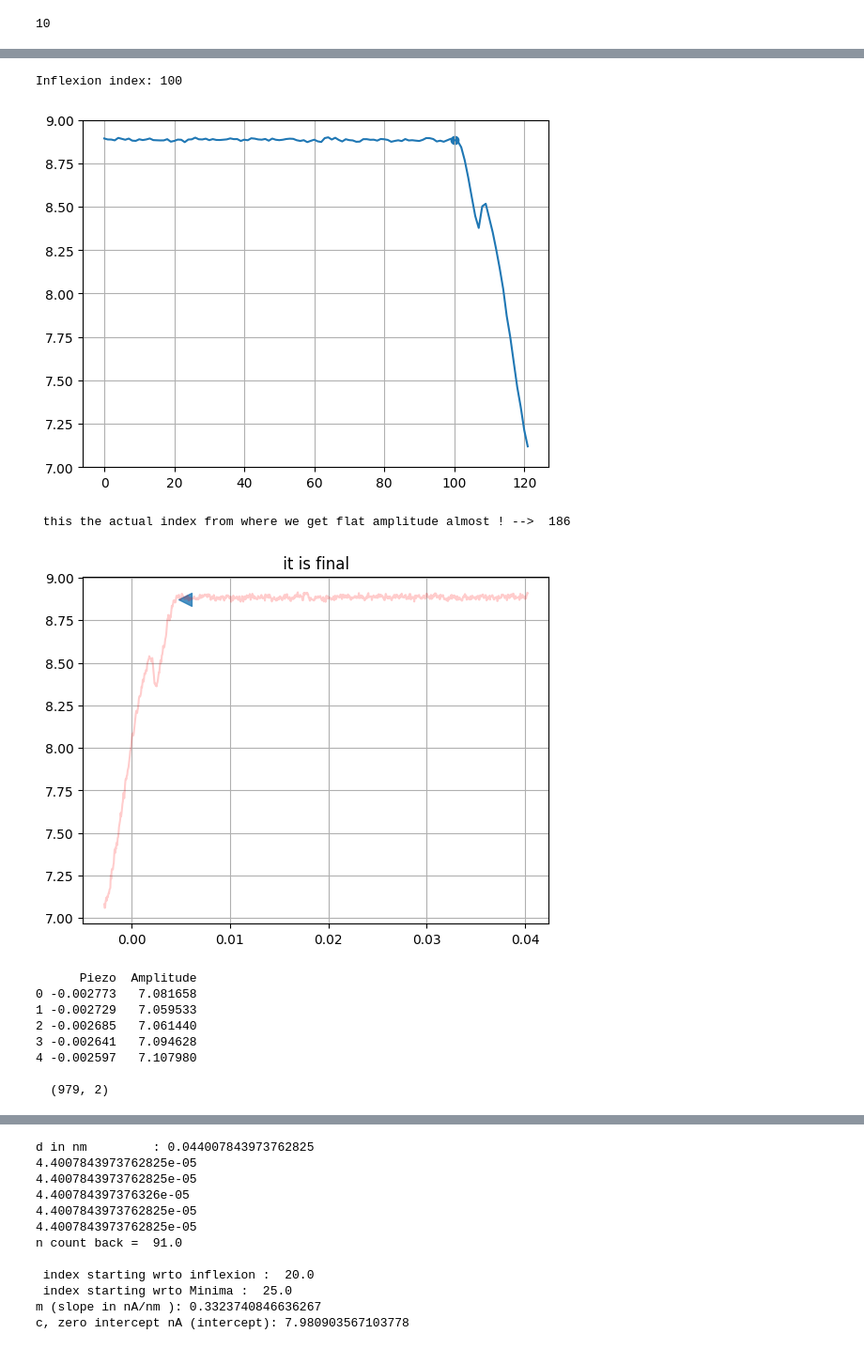
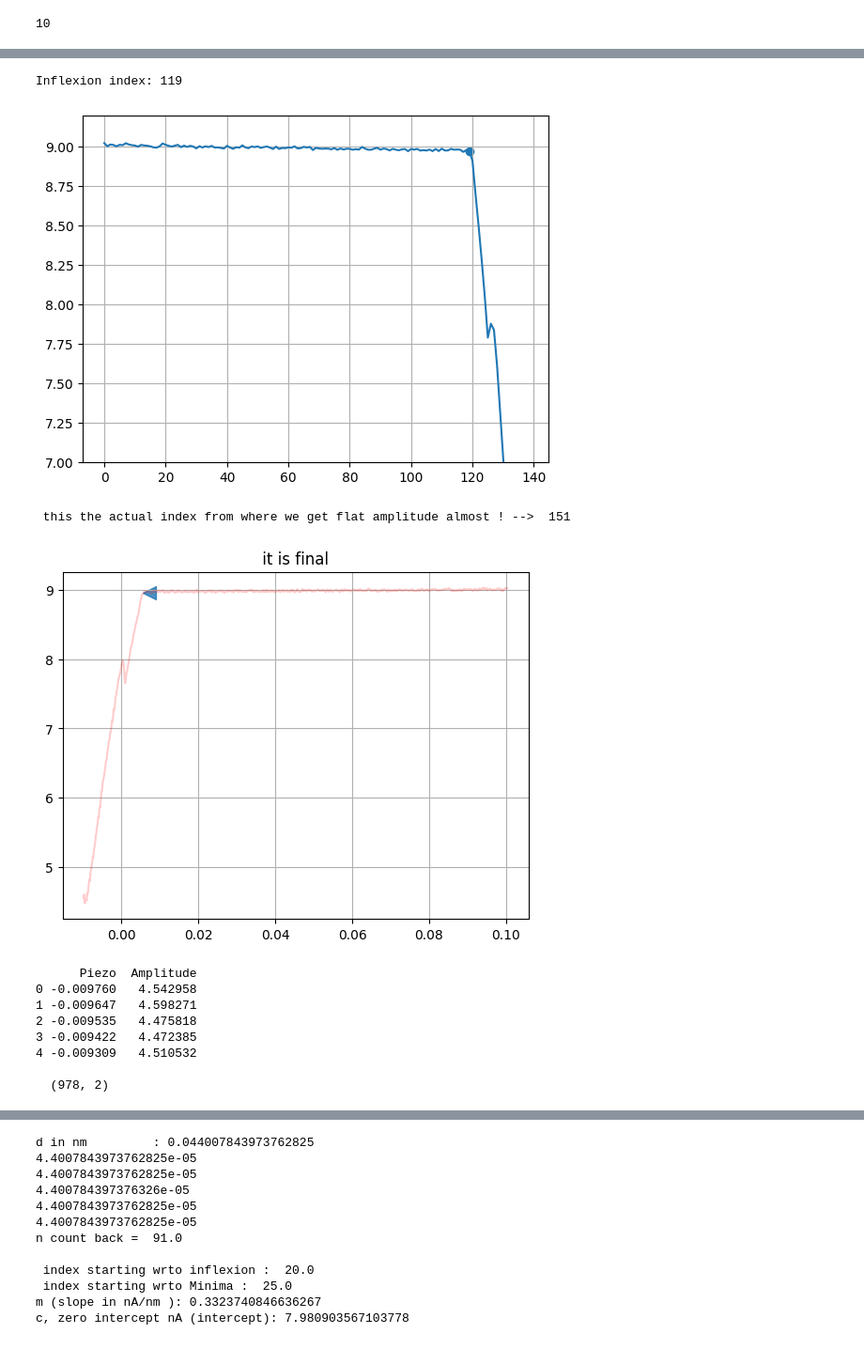
Before and after one commit to mohdrafik/python-codes-projects, a Jupyter notebook: process_plot_data.ipynb, the cells around one changed output, grey strips where cells are left out. Shown at 94% size. Saved outputs shown, nothing was run; the diff lists cells and outputs as text; code cells hidden in the pictures.

```diff
--- a/process_plot_data.ipynb
+++ b/process_plot_data.ipynb
@@ -190,18 +215,21 @@ print(x)
 # %%
 # <-------------------- main program is start from here --------------------------------->
+
 import pandas as pd
+import numpy as np
 # from inflexionMinimadownbump import findDownBump
 # excel_path = "C:\\Users\\mrafik\\Desktop\\python_general_code\\xlsfileprocess\\"
 excel_path = "E:\\python_programs\\xlsfileprocess\\dataproblem\\"
 # excel_path = "E:\\python_programs\\xlsfileprocess\\"
 
-filenameAmplitude = 'Amplitude28.xlsx'
+filenameAmplitude = 'Amplitude40.xlsx'
 ampdf = pd.read_excel(excel_path+filenameAmplitude)
 ampdf= ampdf.set_axis(['Piezo','Amplitude'],axis='columns')
 print(ampdf.head(),"\n")
-filenamephase = 'phase28.xlsx'
+#  ------------------------- phase -------------------- >
+filenamephase = 'phase40.xlsx'
 phasedf = pd.read_excel(excel_path+filenamephase)
-phasedf=phasedf.set_axis(['Piezo','Amplitude'],axis='columns')
+phasedf=phasedf.set_axis(['Piezo','Phase'],axis='columns')
 print(phasedf.head(),"\n")
 print(ampdf.shape)
 # x= nm  , y= nA
@@ -232,4 +279,4 @@ end dat pints =
 # %%
-# ampdfAmplitudeColumn = np.array(ampdf['Amplitude'])
-# rows = ampdfAmplitudeColumn.shape[0]
-# type(rows)
+ampdfAmplitudeColumn = np.array(ampdf['Amplitude'])
+rows = ampdfAmplitudeColumn.shape[0]
+type(rows)
@@ -237,7 +286,7 @@ end dat pints =
 import numpy as np
 import pandas as pd
 import matplotlib.pyplot as plt
-avg_window = 8
+avg_window = 7
 from reverseArrayOfAvgWindow import reverseArrayofAvgValuesWndsize
 # avg_window = 10
 list_avg = reverseArrayofAvgValuesWndsize(ampdf,phasedf,avg_window)
@@ -256,38 +321,38 @@ index aftere the average : 100 <-->
  # plot --> To have a rough idea --- it works or not --->
 inflexion_index_afterAverage   = inflexion_After_avg
 y_scatter_indexforavg = list_avg[inflexion_index_afterAverage]
 print("Inflexion index:", inflexion_index_afterAverage)
 plt.plot(list_avg)
 plt.scatter(inflexion_index_afterAverage,y_scatter_indexforavg)
 plt.grid()
-plt.ylim([7,9])
+plt.ylim([7,9.2])
 plt.show()
 
 
 # below I will calculate the actual inflexion point with the original index of the ampdf.
 # <---------------- now Calculate the original index for that resversed Array and then conver back that point in Straight array also ---->
 inflexion_index_afterAverage_startZero =  inflexion_index_afterAverage-1
 index_Actual_reverseArray = ((inflexion_index_afterAverage_startZero+ 1)* avg_window) - avg_window + 1
 rows_ampdfAmp = data_endamp # ampdfAmplitudeColumn.shape # <-- num of rows
 # print("size of the ampdf[\"Amplitude\"] ", ampdfAmplitudeColumn.shape)
 index_Actual_Array = rows_ampdfAmp - index_Actual_reverseArray + 1
 final_Actual_index =  index_Actual_Array -1
 
 print(" this the actual index from where we get flat amplitude almost ! --> ",final_Actual_index)
 # main plot and inflexion point w.r.to main data
 y_actual = ampdfAmplitudeColumn[final_Actual_index]
 x_scatter = ampdfPiezoColumn[final_Actual_index]
 # plt.figure
 plt.plot(ampdfPiezoColumn,ampdfAmplitudeColumn,'-r',alpha=0.2)
 plt.scatter(x_scatter,y_actual,marker ='<',s=100,alpha=0.8,label='Data(nm)')
 plt.title(" it is final ")
 plt.grid()
 plt.show()
 # %% [output]
-Inflexion index: 100
+Inflexion index: 119
-[figure, old version]
+[figure, new version]
- this the actual index from where we get flat amplitude almost ! -->  186
+ this the actual index from where we get flat amplitude almost ! -->  151
-[figure, old version]
+[figure, new version]
 # %%
 # phasedf.head()
 # print(ampdf.head())
@@ -297,13 +362,13 @@ print(ampdf.head())
 print("\n ",ampdf.shape)
 # %% [output]
       Piezo  Amplitude
-0 -0.002773   7.081658
-1 -0.002729   7.059533
-2 -0.002685   7.061440
-3 -0.002641   7.094628
-4 -0.002597   7.107980
+0 -0.009760   4.542958
+1 -0.009647   4.598271
+2 -0.009535   4.475818
+3 -0.009422   4.472385
+4 -0.009309   4.510532
 
-  (979, 2)
+  (978, 2)
 # %%
 phasedf= phasedf.set_axis(['Piezo','Phase'], axis ='columns')
 print("\n",phasedf.head(),"\n",phasedf.shape,"\n")
```
Also changed, not shown: parts of 11 cells of this notebook.
